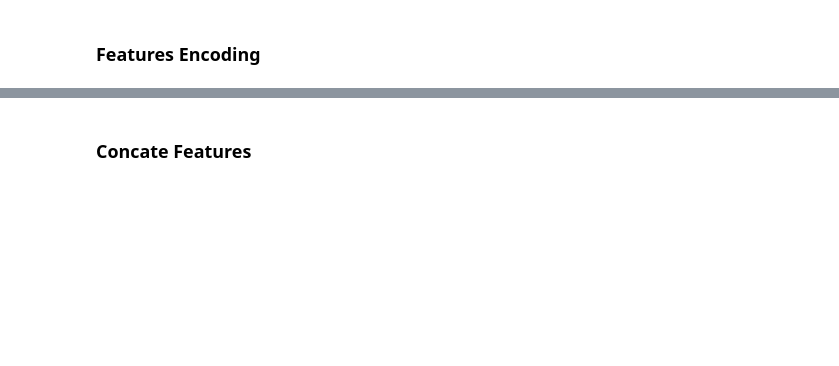
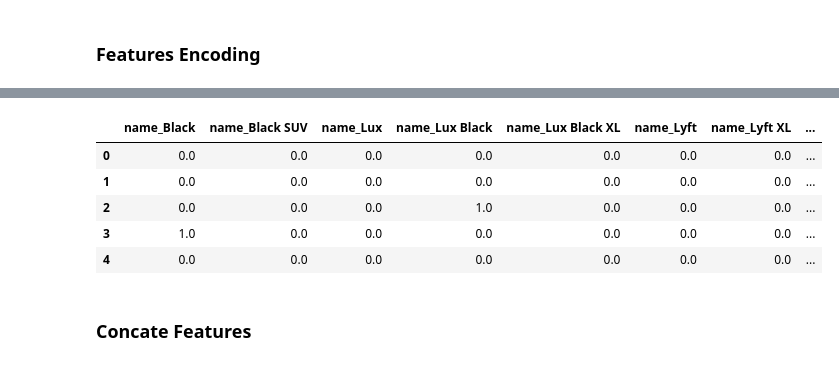
Before and after one commit to Penzragon/h8dsft_P1W1Reg, a Jupyter notebook: script copy.ipynb, the cells around one changed output, grey strips where cells are left out. Drawn from its saved outputs; the diff is of its cells as text; code cells hidden in the pictures; blank space fills up the shorter version.

```diff
--- a/script copy.ipynb
+++ b/script copy.ipynb
@@ -768,3 +798,12 @@ X_test_cat_encoded = pd.DataFrame(X_test_cat_encoded.toarray(), columns=encoder.
+# %%
+X_test_cat_encoded.head()
+# %% [output]
+|  | name_Black | name_Black SUV | name_Lux | name_Lux Black | name_Lux Black XL | name_Lyft | name_Lyft XL | ... |
+| 0 | 0.0 | 0.0 | 0.0 | 0.0 | 0.0 | 0.0 | 0.0 | ... |
+| 1 | 0.0 | 0.0 | 0.0 | 0.0 | 0.0 | 0.0 | 0.0 | ... |
+| 2 | 0.0 | 0.0 | 0.0 | 1.0 | 0.0 | 0.0 | 0.0 | ... |
+| 3 | 1.0 | 0.0 | 0.0 | 0.0 | 0.0 | 0.0 | 0.0 | ... |
+| 4 | 0.0 | 0.0 | 0.0 | 0.0 | 0.0 | 0.0 | 0.0 | ... |
 # %% [markdown]
 ### Concate Features
 # %%
```
Also changed, not shown: parts of 18 cells of this notebook.
